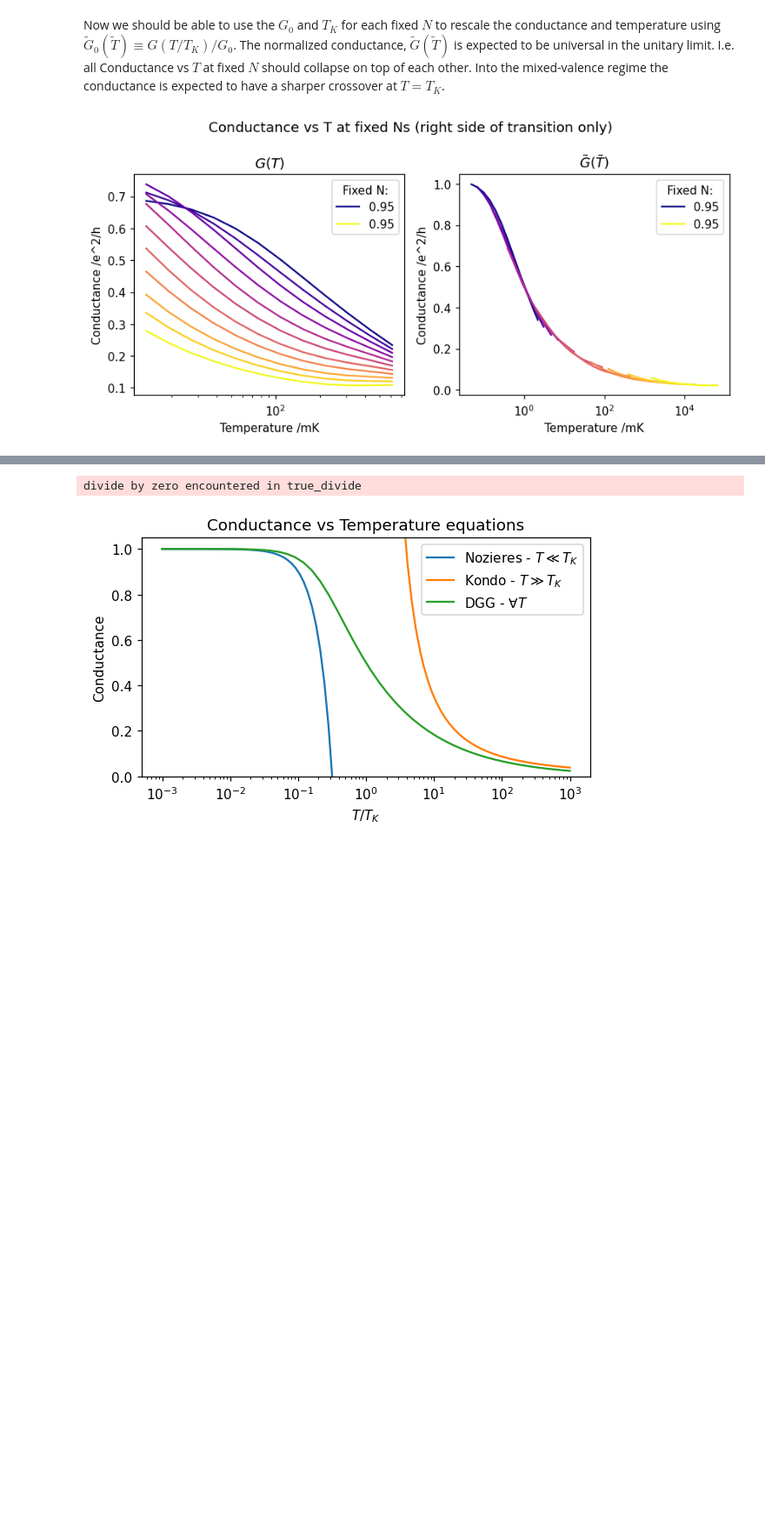
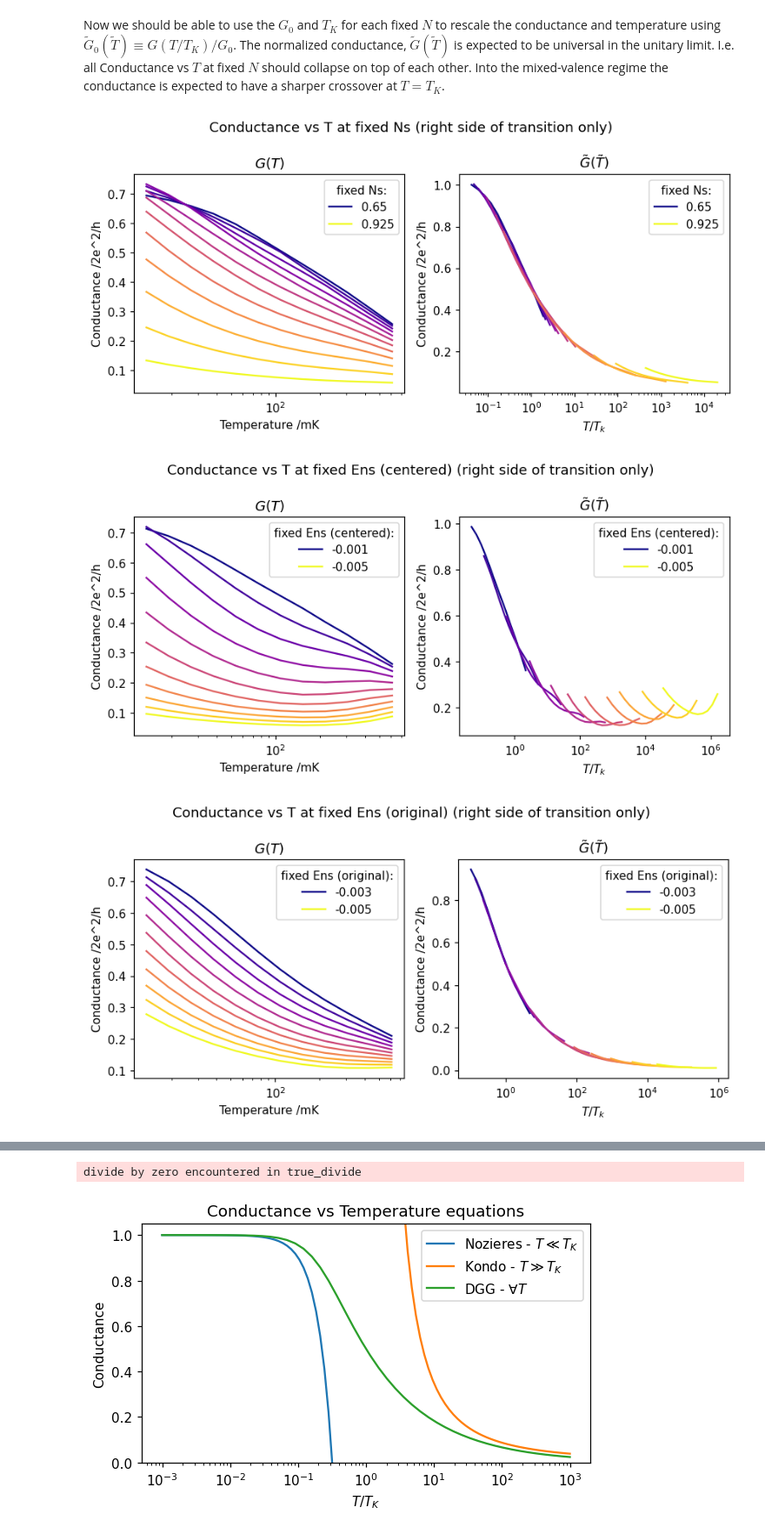
Before and after one commit to TimChild/EntropyAnalysis, a Jupyter notebook: kondo_conductance_and_dndt.ipynb, the cells around one changed output, grey strips where cells are left out. Shown at 87% size. Drawn from its saved outputs; the diff is of its cells as text; code cells hidden in the pictures; blank space fills up the shorter version.

```diff
--- a/kondo_conductance_and_dndt.ipynb
+++ b/kondo_conductance_and_dndt.ipynb
@@ -443,14 +444,12 @@ def kondo_conductance_fixed_e0(x, Tk, G0, s):
     Question: In DGG paper it says this is for fixed $\epsilon_0$. Is it sufficient to used fixed $N$ instead? Is fixed $N$ actually desireable, and the fixed $\epsilon_0$ statement is only because they can't measure $N$?
 </span>
 # %%
-fixed_g = 2  # Specify G in Kelvin (just to convert T to units we understand)
-
-fixed_Ns = np.arange(0.45, 0.85, 0.025)
-fixed_centered_ens = np.linspace(-0.001, -0.004, 11)
-fixed_ens = np.linspace(-0.0025, -0.004, 11)
-all_fixed_values = [fixed_Ns, fixed_centered_ens, fixed_ens]
-
-x_axes = [occ, x_ns, nrg_data.ens[s_, xs_]]
+# fixed_Ns = np.arange(0.45, 0.85, 0.025)
+# fixed_centered_ens = np.linspace(-0.001, -0.004, 11)
+# fixed_ens = np.linspace(-0.0025, -0.004, 11)
+# all_fixed_values = [fixed_Ns, fixed_centered_ens, fixed_ens]
+all_fixed_values = [fixed_Ns_right, fixed_centered_ens_right, fixed_ens_right]
+x_axes = [occ, x_ns, nrg_ens]
 
 all_axs = []
 figs = []
@@ -494,8 +493,8 @@ for j, values in enumerate(all_fixed_values):
         for par in params.values():
             par.max = par.value*5
             par.min = par.value*0.2
-        ax.plot(T, fit.init_fit, label=f'{n:.3g}: Initial', color='r', linestyle=':')
-        ax.plot(T, fit.best_fit, label=f'{n:.3g}: Fit', color='g', linestyle='--')
+        ax.plot(T, fit.init_fit, label=f'{value:.3g}: Initial', color='r', linestyle=':')
+        ax.plot(T, fit.best_fit, label=f'{value:.3g}: Fit', color='g', linestyle='--')
         ax.legend()
 
     all_fits.append(fits)
@@ -566,29 +567,36 @@ As for $G_0$, I'm not sure what the expectation is for this.
 # %% [markdown]
 Now we should be able to use the $G_0$ and $T_K$ for each fixed $N$ to rescale the conductance and temperature using $\tilde{G}_0(\tilde T) \equiv G(T/T_K)/G_0$. The normalized conductance, $\tilde G(\tilde T)$ is expected to be universal in the unitary limit. I.e. all Conductance vs $T$ at fixed $N$ should collapse on top of each other. Into the mixed-valence regime the conductance is expected to have a sharper crossover at $T = T_K$.
 # %%
-fig, axs = plt.subplots(1, 2, figsize=(8,4))
-fig.suptitle('Conductance vs T at fixed Ns (right side of transition only)')
-axs[0].set_title(f'$G(T)$')
-axs[1].set_title(r'$\tildeG(\tilde{T})$')
+titles = ['fixed Ns', 'fixed Ens (centered)', 'fixed Ens (original)']
+for i, title in enumerate(titles):
+    fixed_values = all_fixed_values[i]
+    fits = all_fits[i]
+    cond_vs_Ts = all_cond_vs_ts[i]
 
-for ax in axs:
-    ax.set_xlabel('Temperature /mK')
-    ax.set_ylabel('Conductance /e^2/h')
-    ax.set_xscale('log')
+    fig, axs = plt.subplots(1, 2, figsize=(8,4))
+    fig.suptitle(f'Conductance vs T at {title} (right side of transition only)')
+    axs[0].set_title(f'$G(T)$')
+    axs[1].set_title(r'$\tildeG(\tilde{T})$')
 
-colors = plt.cm.plasma(np.linspace(0,1,len(fits)))
-for i, (cond_vs_T, fit)  in enumerate(zip(cond_vs_Ts, fits)):
-    leg_prefix = '' if i == 0 or i == len(fits)-1 else '_'  # Only show first and last in legend
-    axs[0].plot(ts*1000/(fixed_g*0.001), cond_vs_T, color=colors[i], label=f'{leg_prefix}{n:.3g}') # , marker='x')
-    axs[1].plot(ts*1000/(fixed_g*0.001)/fit.best_values['Tk'], cond_vs_T/fit.best_values['G0'], color=colors[i] , label=f'{leg_prefix}{n:.3g}') # , marker='x')
+    for ax in axs:
+        ax.set_ylabel('Conductance /2e^2/h')
+        ax.set_xscale('log')
 
-# for fit in fits:
-#     print(fit.best_values)
+    axs[0].set_xlabel('Temperature /mK')
+    axs[1].set_xlabel('$T/T_k$')
 
-for ax in axs:
-    ax.legend(title='Fixed N:')
-fig.tight_layout()
-fig.savefig(fig_dir+'collapsed_conductance_vs_T.png')
+    colors = plt.cm.plasma(np.linspace(0,1,len(fits)))
+    for j, (cond_vs_T, fit, val)  in enumerate(zip(cond_vs_Ts, fits, fixed_values)):
+        leg_prefix = '' if j == 0 or j == len(fits)-1 else '_'  # Only show first and last in legend
+        axs[0].plot(ts*1000/(fixed_g*0.001), cond_vs_T, color=colors[j], label=f'{leg_prefix}{val:.3g}') # , marker='x')
+        axs[1].plot(ts*1000/(fixed_g*0.001)/fit.best_values['Tk'], cond_vs_T/fit.best_values['G0'], color=colors[j] , label=f'{leg_prefix}{val:.3g}') # , marker='x')
+
+    for ax in axs:
+        ax.legend(title=f'{title}:')
+    fig.tight_layout()
+    fig.savefig(fig_dir+f'collapsed_conductance_vs_T_{title}.png')
 # %% [output]
-[figure, old version]
+[figure, new version]
+[figure, added]
+[figure, added]
 # %% [markdown]
```
Also changed, not shown: parts of 19 cells of this notebook, 9 other files.
